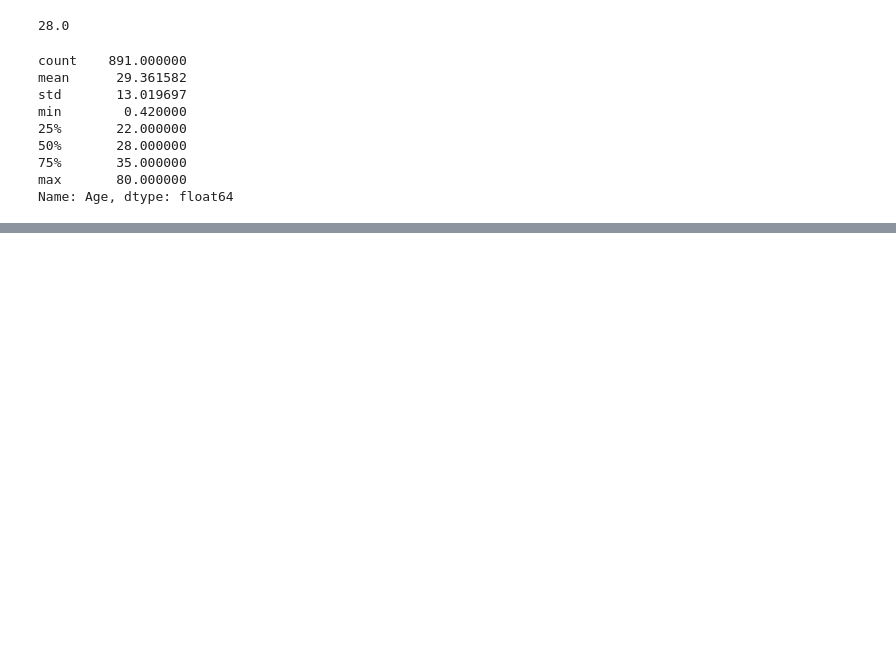
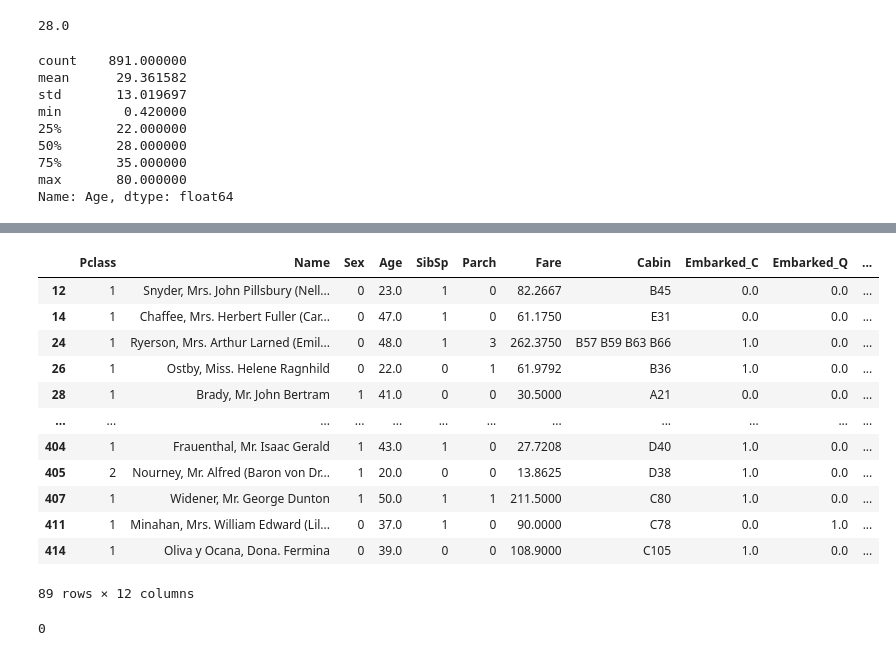
Before and after one commit to abhishekjain88/titanic-kaggle, a Jupyter notebook: Titanic Competition.ipynb, the cells around one changed output, grey strips where cells are left out. Saved outputs shown, nothing was run; the diff lists cells and outputs as text; code cells hidden in the pictures; blank space fills up the shorter version.

```diff
--- a/Titanic Competition.ipynb
+++ b/Titanic Competition.ipynb
@@ -1053,0 +1195,3 @@ titanic_test.head()
+# %%
+titanic_test.drop('Ticket', axis=1, inplace=True)
+titanic_test.columns
@@ -1053,0 +1202,3 @@ titanic_test.head()
+# %%
+titanic_test['Sex'] = le.transform(titanic_test['Sex'])
+titanic_test.head()
@@ -1053,0 +1212,6 @@ titanic_test.head()
+# %%
+encoded_port = ohe.transform(titanic_test[['Embarked']]).toarray()
+titanic_test.loc[:, 'Embarked_C'] = encoded_port[:, 0]
+titanic_test.loc[:, 'Embarked_Q'] = encoded_port[:, 1]
+titanic_test.loc[:, 'Embarked_S'] = encoded_port[:, 2]
+titanic_test.head()
@@ -1053,0 +1225,2 @@ titanic_test.head()
+# %%
+titanic_test.drop('Embarked', axis=1, inplace=True)
@@ -1053,0 +1236,17 @@ titanic_test.head()
+# %%
+titanic_test.loc[:, 'Cabin_Category'] = titanic_test.Cabin.str.extract(r'(?P<letter>[A-Z]).').letter
+titanic_test[titanic_test.Cabin_Category.notnull()]
+# %% [output]
+|  | Pclass | Name | Sex | Age | SibSp | Parch | Fare | Cabin | Embarked_C | Embarked_Q | ... |
+| 12 | 1 | Snyder, Mrs. John Pillsbury (Nell... | 0 | 23.0 | 1 | 0 | 82.2667 | B45 | 0.0 | 0.0 | ... |
+| 14 | 1 | Chaffee, Mrs. Herbert Fuller (Car... | 0 | 47.0 | 1 | 0 | 61.1750 | E31 | 0.0 | 0.0 | ... |
+| 24 | 1 | Ryerson, Mrs. Arthur Larned (Emil... | 0 | 48.0 | 1 | 3 | 262.3750 | B57 B59 B63 B66 | 1.0 | 0.0 | ... |
+| 26 | 1 | Ostby, Miss. Helene Ragnhild | 0 | 22.0 | 0 | 1 | 61.9792 | B36 | 1.0 | 0.0 | ... |
+| 28 | 1 | Brady, Mr. John Bertram | 1 | 41.0 | 0 | 0 | 30.5000 | A21 | 0.0 | 0.0 | ... |
+| ... | ... | ... | ... | ... | ... | ... | ... | ... | ... | ... | ... |
+| 404 | 1 | Frauenthal, Mr. Isaac Gerald | 1 | 43.0 | 1 | 0 | 27.7208 | D40 | 1.0 | 0.0 | ... |
+| 405 | 2 | Nourney, Mr. Alfred (Baron von Dr... | 1 | 20.0 | 0 | 0 | 13.8625 | D38 | 1.0 | 0.0 | ... |
+| 407 | 1 | Widener, Mr. George Dunton | 1 | 50.0 | 1 | 1 | 211.5000 | C80 | 1.0 | 0.0 | ... |
+| 411 | 1 | Minahan, Mrs. William Edward (Lil... | 0 | 37.0 | 1 | 0 | 90.0000 | C78 | 0.0 | 1.0 | ... |
+| 414 | 1 | Oliva y Ocana, Dona. Fermina | 0 | 39.0 | 0 | 0 | 108.9000 | C105 | 1.0 | 0.0 | ... |
+89 rows × 12 columns
@@ -1053,0 +1255,5 @@ titanic_test.head()
+# %%
+titanic_test.loc[titanic_test['Cabin_Category'].isnull(), 'Cabin_Category'] = 'Z'
+titanic_test.Cabin_Category.isnull().sum()
+# %% [output]
+0
```
Also changed, not shown: parts of 105 cells of this notebook.
